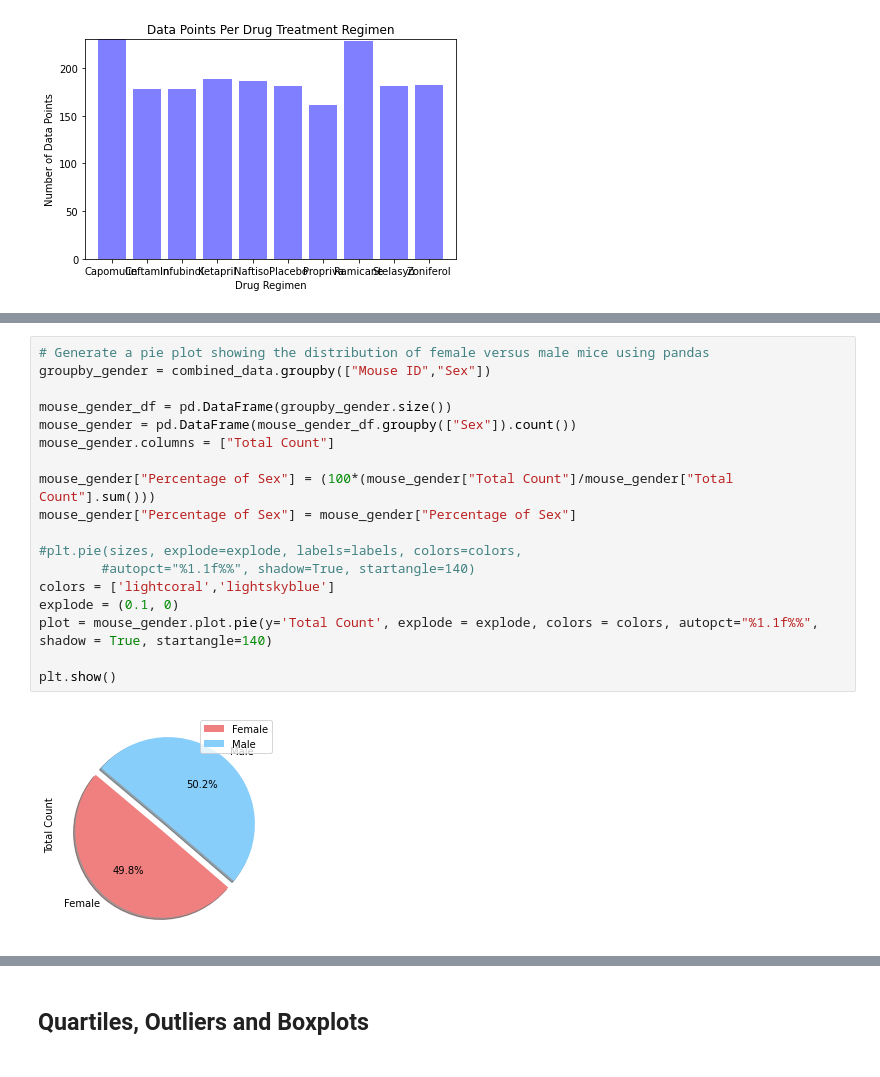
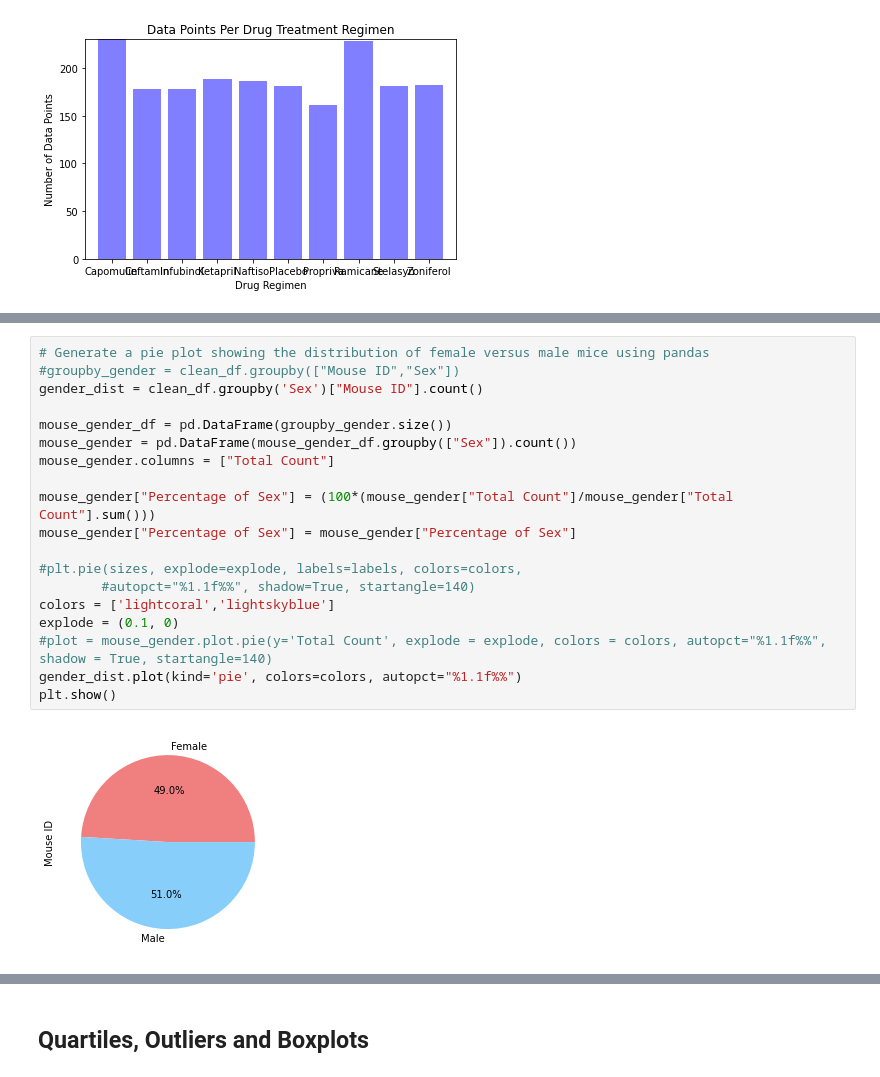
Before and after one commit to a-prospero/Matplotlib-homework, a Jupyter notebook: Pymaceuticals/pymaceuticals_starter.ipynb, the cells around one changed output, grey strips where cells are left out. Saved outputs shown, nothing was run; the diff lists cells and outputs as text.

```diff
--- a/Pymaceuticals/pymaceuticals_starter.ipynb
+++ b/Pymaceuticals/pymaceuticals_starter.ipynb
@@ -212,20 +213,21 @@ plt.tight_layout()
 # %%
 # Generate a pie plot showing the distribution of female versus male mice using pandas
-groupby_gender = combined_data.groupby(["Mouse ID","Sex"])
+#groupby_gender = clean_df.groupby(["Mouse ID","Sex"])
+gender_dist = clean_df.groupby('Sex')["Mouse ID"].count()
 
 mouse_gender_df = pd.DataFrame(groupby_gender.size())
 mouse_gender = pd.DataFrame(mouse_gender_df.groupby(["Sex"]).count())
 mouse_gender.columns = ["Total Count"]
 
 mouse_gender["Percentage of Sex"] = (100*(mouse_gender["Total Count"]/mouse_gender["Total Count"].sum()))
 mouse_gender["Percentage of Sex"] = mouse_gender["Percentage of Sex"]
 
 #plt.pie(sizes, explode=explode, labels=labels, colors=colors,
         #autopct="%1.1f%%", shadow=True, startangle=140)
 colors = ['lightcoral','lightskyblue']
 explode = (0.1, 0)
-plot = mouse_gender.plot.pie(y='Total Count', explode = explode, colors = colors, autopct="%1.1f%%", shadow = True, startangle=140)
-
+#plot = mouse_gender.plot.pie(y='Total Count', explode = explode, colors = colors, autopct="%1.1f%%", shadow = True, startangle=140)
+gender_dist.plot(kind='pie', colors=colors, autopct="%1.1f%%")
 plt.show()
 # %% [output]
-[figure, old version]
+[figure, new version]
```
Also changed, not shown: parts of 7 cells of this notebook.
